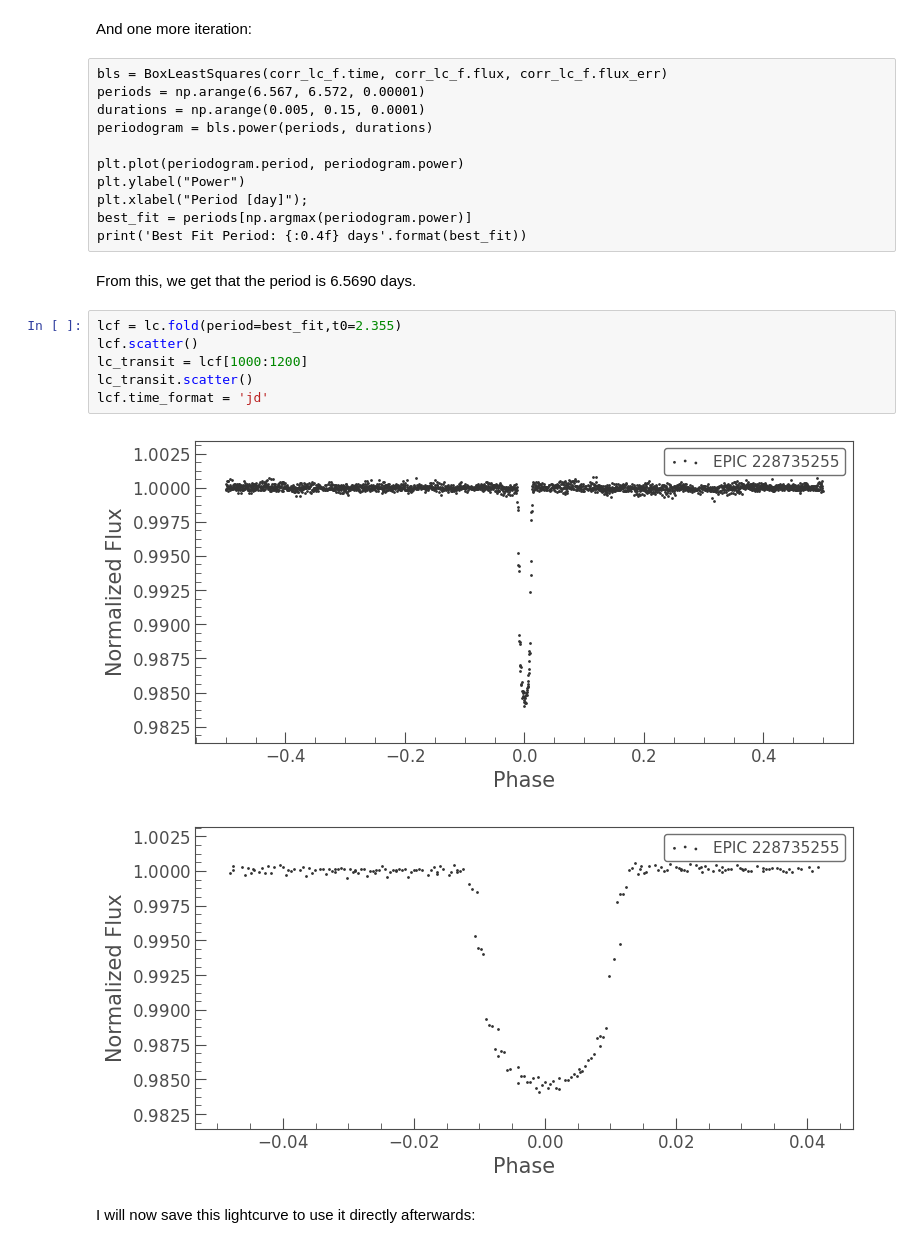
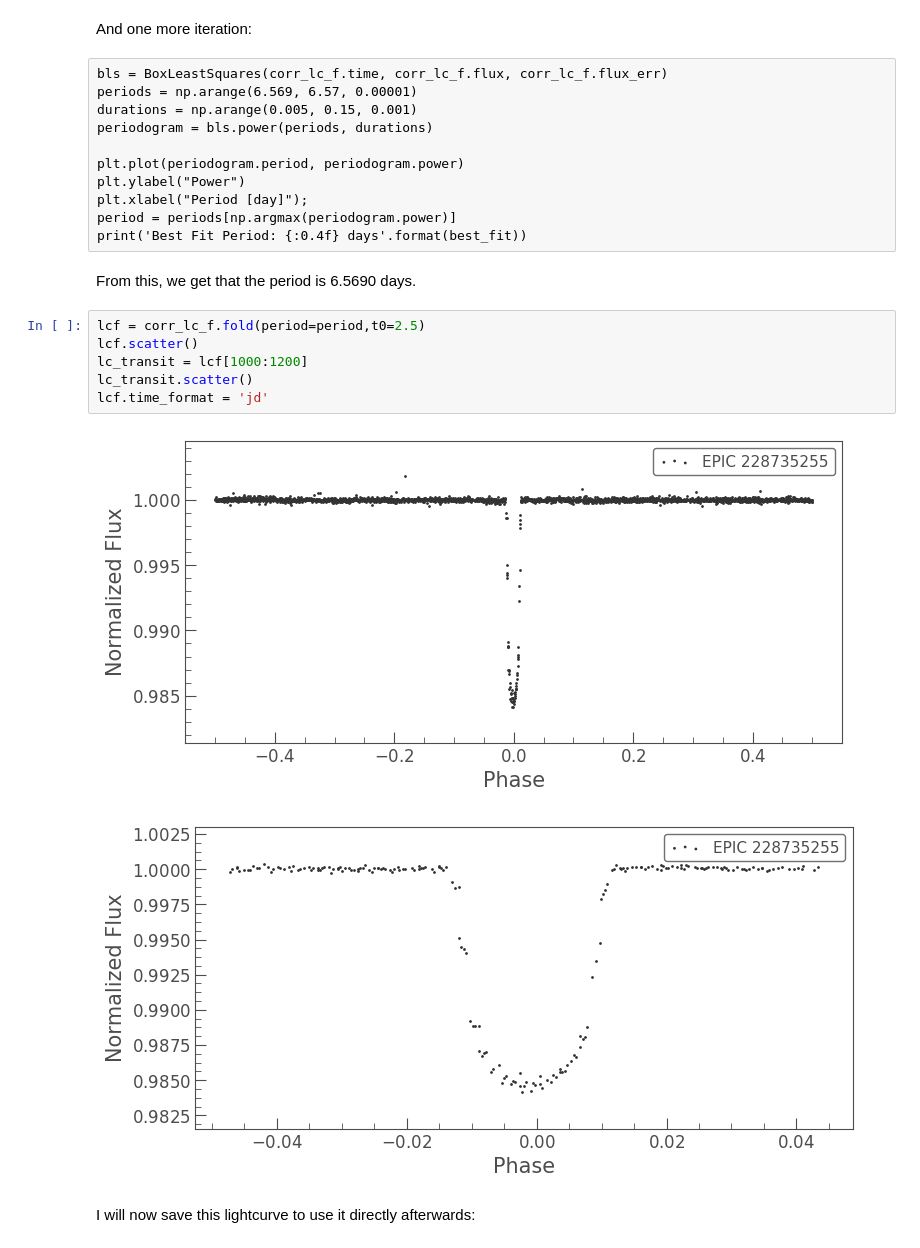
Before and after one commit to PierricJoulot/Astronomy, a Jupyter notebook: EPIC228735255/EPIC 228735255.ipynb, the cells around one changed output. Drawn from its saved outputs; the diff is of its cells as text.

```diff
--- a/EPIC228735255/EPIC 228735255.ipynb
+++ b/EPIC228735255/EPIC 228735255.ipynb
@@ -58,26 +58,26 @@ print('Best Fit Period: {:0.4f} days'.format(best_fit))
 And one more iteration:
 # %% [raw]
 bls = BoxLeastSquares(corr_lc_f.time, corr_lc_f.flux, corr_lc_f.flux_err)
-periods = np.arange(6.567, 6.572, 0.00001)
-durations = np.arange(0.005, 0.15, 0.0001)
+periods = np.arange(6.569, 6.57, 0.00001)
+durations = np.arange(0.005, 0.15, 0.001)
 periodogram = bls.power(periods, durations)
 
 plt.plot(periodogram.period, periodogram.power)
 plt.ylabel("Power")
 plt.xlabel("Period [day]");
-best_fit = periods[np.argmax(periodogram.power)]
+period = periods[np.argmax(periodogram.power)]
 print('Best Fit Period: {:0.4f} days'.format(best_fit))
 # %% [markdown]
 From this, we get that the period is 6.5690 days.
 # %%
-lcf = lc.fold(period=best_fit,t0=2.355)
+lcf = corr_lc_f.fold(period=period,t0=2.5)
 lcf.scatter()
 lc_transit = lcf[1000:1200]
 lc_transit.scatter()
 lcf.time_format = 'jd'
 # %% [output]
-[figure, old version]
+[figure, new version]
-[figure, old version]
+[figure, new version]
 # %% [markdown]
 I will now save this lightcurve to use it directly afterwards:
 # %%
```
Also changed, not shown: parts of 9 cells of this notebook, 2 other files.
